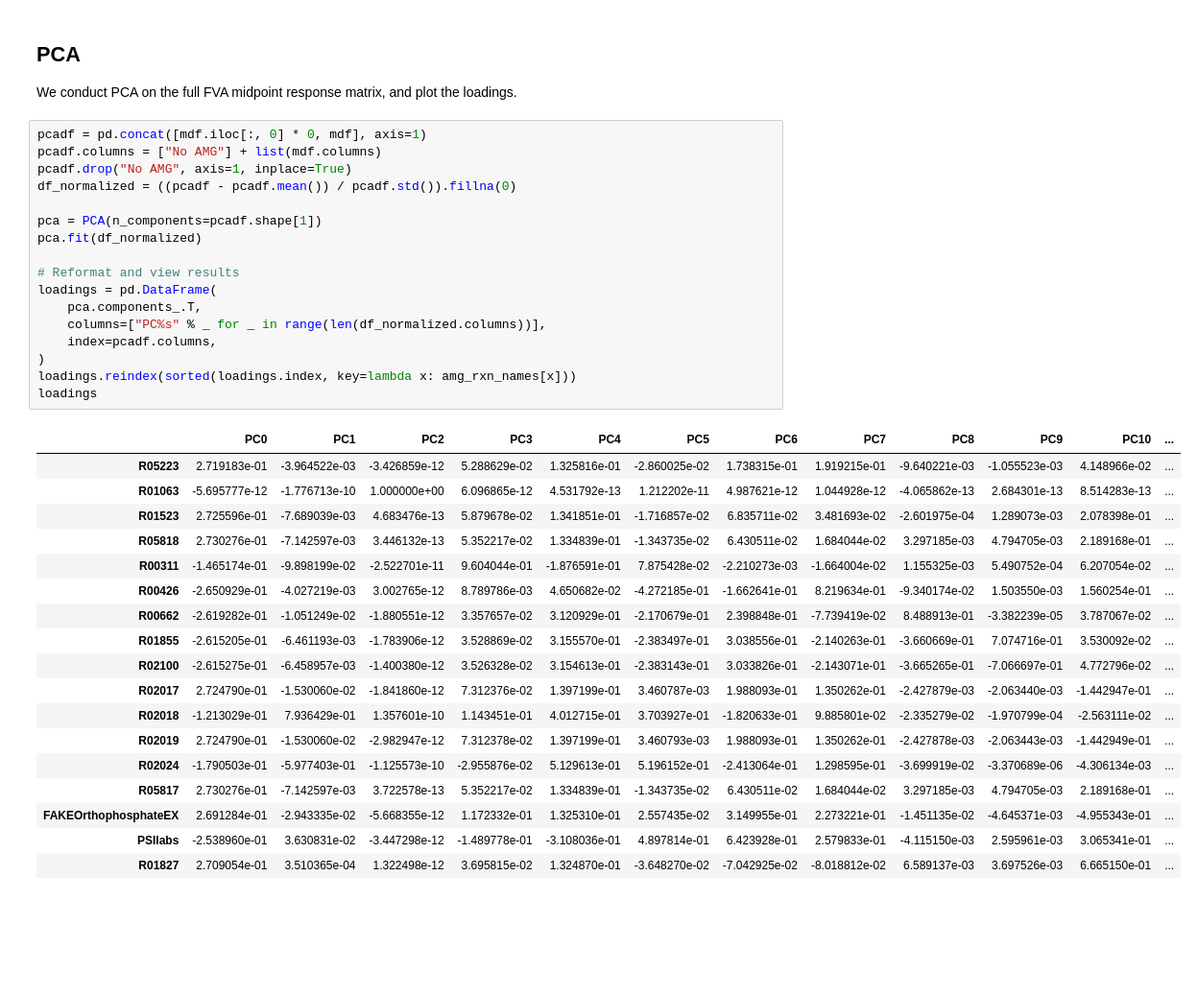
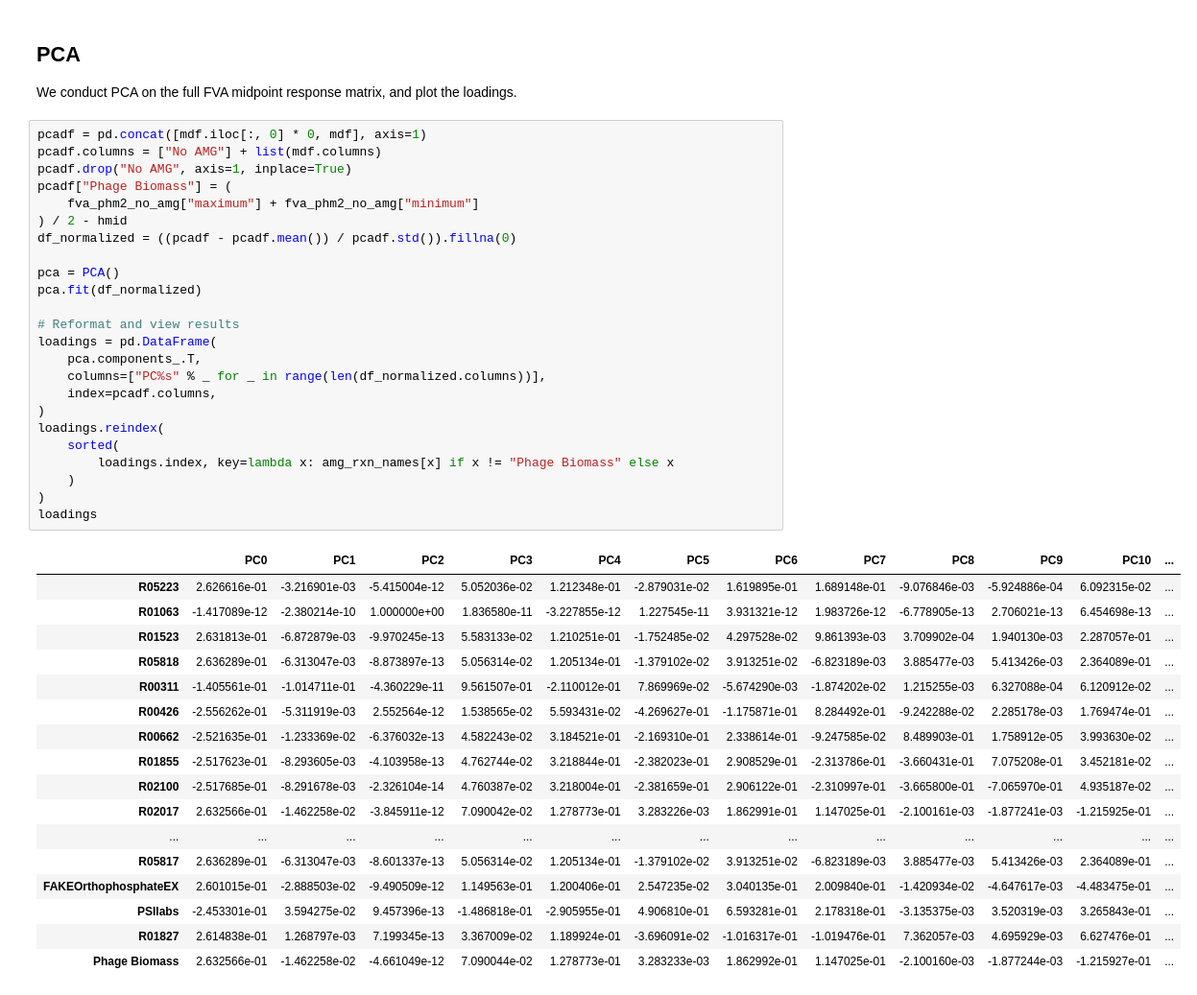
Before and after one commit to NWBRaVE/p-hm2-amgs-in-med4, a Jupyter notebook: phage_biomass_impact.ipynb, the cells around one changed output. Shown at 96% size. Drawn from its saved outputs; the diff is of its cells as text; blank space fills up the shorter version.

```diff
--- a/phage_biomass_impact.ipynb
+++ b/phage_biomass_impact.ipynb
@@ -340,39 +340,45 @@ We conduct PCA on the full FVA midpoint response matrix, and plot the loadings.
 # %%
 pcadf = pd.concat([mdf.iloc[:, 0] * 0, mdf], axis=1)
 pcadf.columns = ["No AMG"] + list(mdf.columns)
 pcadf.drop("No AMG", axis=1, inplace=True)
+pcadf["Phage Biomass"] = (
+    fva_phm2_no_amg["maximum"] + fva_phm2_no_amg["minimum"]
+) / 2 - hmid
 df_normalized = ((pcadf - pcadf.mean()) / pcadf.std()).fillna(0)
 
-pca = PCA(n_components=pcadf.shape[1])
+pca = PCA()
 pca.fit(df_normalized)
 
 # Reformat and view results
 loadings = pd.DataFrame(
     pca.components_.T,
     columns=["PC%s" % _ for _ in range(len(df_normalized.columns))],
     index=pcadf.columns,
 )
-loadings.reindex(sorted(loadings.index, key=lambda x: amg_rxn_names[x]))
+loadings.reindex(
+    sorted(
+        loadings.index, key=lambda x: amg_rxn_names[x] if x != "Phage Biomass" else x
+    )
+)
 loadings
 # %% [output]
 |  | PC0 | PC1 | PC2 | PC3 | PC4 | PC5 | PC6 | PC7 | PC8 | PC9 | PC10 | ... |
-| R05223 | 2.719183e-01 | -3.964522e-03 | -3.426859e-12 | 5.288629e-02 | 1.325816e-01 | -2.860025e-02 | 1.738315e-01 | 1.919215e-01 | -9.640221e-03 | -1.055523e-03 | 4.148966e-02 | ... |
-| R01063 | -5.695777e-12 | -1.776713e-10 | 1.000000e+00 | 6.096865e-12 | 4.531792e-13 | 1.212202e-11 | 4.987621e-12 | 1.044928e-12 | -4.065862e-13 | 2.684301e-13 | 8.514283e-13 | ... |
-| R01523 | 2.725596e-01 | -7.689039e-03 | 4.683476e-13 | 5.879678e-02 | 1.341851e-01 | -1.716857e-02 | 6.835711e-02 | 3.481693e-02 | -2.601975e-04 | 1.289073e-03 | 2.078398e-01 | ... |
-| R05818 | 2.730276e-01 | -7.142597e-03 | 3.446132e-13 | 5.352217e-02 | 1.334839e-01 | -1.343735e-02 | 6.430511e-02 | 1.684044e-02 | 3.297185e-03 | 4.794705e-03 | 2.189168e-01 | ... |
-| R00311 | -1.465174e-01 | -9.898199e-02 | -2.522701e-11 | 9.604044e-01 | -1.876591e-01 | 7.875428e-02 | -2.210273e-03 | -1.664004e-02 | 1.155325e-03 | 5.490752e-04 | 6.207054e-02 | ... |
-| R00426 | -2.650929e-01 | -4.027219e-03 | 3.002765e-12 | 8.789786e-03 | 4.650682e-02 | -4.272185e-01 | -1.662641e-01 | 8.219634e-01 | -9.340174e-02 | 1.503550e-03 | 1.560254e-01 | ... |
-| R00662 | -2.619282e-01 | -1.051249e-02 | -1.880551e-12 | 3.357657e-02 | 3.120929e-01 | -2.170679e-01 | 2.398848e-01 | -7.739419e-02 | 8.488913e-01 | -3.382239e-05 | 3.787067e-02 | ... |
-| R01855 | -2.615205e-01 | -6.461193e-03 | -1.783906e-12 | 3.528869e-02 | 3.155570e-01 | -2.383497e-01 | 3.038556e-01 | -2.140263e-01 | -3.660669e-01 | 7.074716e-01 | 3.530092e-02 | ... |
-| R02100 | -2.615275e-01 | -6.458957e-03 | -1.400380e-12 | 3.526328e-02 | 3.154613e-01 | -2.383143e-01 | 3.033826e-01 | -2.143071e-01 | -3.665265e-01 | -7.066697e-01 | 4.772796e-02 | ... |
-| R02017 | 2.724790e-01 | -1.530060e-02 | -1.841860e-12 | 7.312376e-02 | 1.397199e-01 | 3.460787e-03 | 1.988093e-01 | 1.350262e-01 | -2.427879e-03 | -2.063440e-03 | -1.442947e-01 | ... |
-| R02018 | -1.213029e-01 | 7.936429e-01 | 1.357601e-10 | 1.143451e-01 | 4.012715e-01 | 3.703927e-01 | -1.820633e-01 | 9.885801e-02 | -2.335279e-02 | -1.970799e-04 | -2.563111e-02 | ... |
-| R02019 | 2.724790e-01 | -1.530060e-02 | -2.982947e-12 | 7.312378e-02 | 1.397199e-01 | 3.460793e-03 | 1.988093e-01 | 1.350262e-01 | -2.427878e-03 | -2.063443e-03 | -1.442949e-01 | ... |
-| R02024 | -1.790503e-01 | -5.977403e-01 | -1.125573e-10 | -2.955876e-02 | 5.129613e-01 | 5.196152e-01 | -2.413064e-01 | 1.298595e-01 | -3.699919e-02 | -3.370689e-06 | -4.306134e-03 | ... |
-| R05817 | 2.730276e-01 | -7.142597e-03 | 3.722578e-13 | 5.352217e-02 | 1.334839e-01 | -1.343735e-02 | 6.430511e-02 | 1.684044e-02 | 3.297185e-03 | 4.794705e-03 | 2.189168e-01 | ... |
-| FAKEOrthophosphateEX | 2.691284e-01 | -2.943335e-02 | -5.668355e-12 | 1.172332e-01 | 1.325310e-01 | 2.557435e-02 | 3.149955e-01 | 2.273221e-01 | -1.451135e-02 | -4.645371e-03 | -4.955343e-01 | ... |
-| PSIIabs | -2.538960e-01 | 3.630831e-02 | -3.447298e-12 | -1.489778e-01 | -3.108036e-01 | 4.897814e-01 | 6.423928e-01 | 2.579833e-01 | -4.115150e-03 | 2.595961e-03 | 3.065341e-01 | ... |
-| R01827 | 2.709054e-01 | 3.510365e-04 | 1.322498e-12 | 3.695815e-02 | 1.324870e-01 | -3.648270e-02 | -7.042925e-02 | -8.018812e-02 | 6.589137e-03 | 3.697526e-03 | 6.665150e-01 | ... |
+| R05223 | 2.626616e-01 | -3.216901e-03 | -5.415004e-12 | 5.052036e-02 | 1.212348e-01 | -2.879031e-02 | 1.619895e-01 | 1.689148e-01 | -9.076846e-03 | -5.924886e-04 | 6.092315e-02 | ... |
+| R01063 | -1.417089e-12 | -2.380214e-10 | 1.000000e+00 | 1.836580e-11 | -3.227855e-12 | 1.227545e-11 | 3.931321e-12 | 1.983726e-12 | -6.778905e-13 | 2.706021e-13 | 6.454698e-13 | ... |
+| R01523 | 2.631813e-01 | -6.872879e-03 | -9.970245e-13 | 5.583133e-02 | 1.210251e-01 | -1.752485e-02 | 4.297528e-02 | 9.861393e-03 | 3.709902e-04 | 1.940130e-03 | 2.287057e-01 | ... |
+| R05818 | 2.636289e-01 | -6.313047e-03 | -8.873897e-13 | 5.056314e-02 | 1.205134e-01 | -1.379102e-02 | 3.913251e-02 | -6.823189e-03 | 3.885477e-03 | 5.413426e-03 | 2.364089e-01 | ... |
+| R00311 | -1.405561e-01 | -1.014711e-01 | -4.360229e-11 | 9.561507e-01 | -2.110012e-01 | 7.869969e-02 | -5.674290e-03 | -1.874202e-02 | 1.215255e-03 | 6.327088e-04 | 6.120912e-02 | ... |
+| R00426 | -2.556262e-01 | -5.311919e-03 | 2.552564e-12 | 1.538565e-02 | 5.593431e-02 | -4.269627e-01 | -1.175871e-01 | 8.284492e-01 | -9.242288e-02 | 2.285178e-03 | 1.769474e-01 | ... |
+| R00662 | -2.521635e-01 | -1.233369e-02 | -6.376032e-13 | 4.582243e-02 | 3.184521e-01 | -2.169310e-01 | 2.338614e-01 | -9.247585e-02 | 8.489903e-01 | 1.758912e-05 | 3.993630e-02 | ... |
+| R01855 | -2.517623e-01 | -8.293605e-03 | -4.103958e-13 | 4.762744e-02 | 3.218844e-01 | -2.382023e-01 | 2.908529e-01 | -2.313786e-01 | -3.660431e-01 | 7.075208e-01 | 3.452181e-02 | ... |
+| R02100 | -2.517685e-01 | -8.291678e-03 | -2.326104e-14 | 4.760387e-02 | 3.218004e-01 | -2.381659e-01 | 2.906122e-01 | -2.310997e-01 | -3.665800e-01 | -7.065970e-01 | 4.935187e-02 | ... |
+| R02017 | 2.632566e-01 | -1.462258e-02 | -3.845911e-12 | 7.090042e-02 | 1.278773e-01 | 3.283226e-03 | 1.862991e-01 | 1.147025e-01 | -2.100161e-03 | -1.877241e-03 | -1.215925e-01 | ... |
+| ... | ... | ... | ... | ... | ... | ... | ... | ... | ... | ... | ... | ... |
+| R05817 | 2.636289e-01 | -6.313047e-03 | -8.601337e-13 | 5.056314e-02 | 1.205134e-01 | -1.379102e-02 | 3.913251e-02 | -6.823189e-03 | 3.885477e-03 | 5.413426e-03 | 2.364089e-01 | ... |
+| FAKEOrthophosphateEX | 2.601015e-01 | -2.888503e-02 | -9.490509e-12 | 1.149563e-01 | 1.200406e-01 | 2.547235e-02 | 3.040135e-01 | 2.009840e-01 | -1.420934e-02 | -4.647617e-03 | -4.483475e-01 | ... |
+| PSIIabs | -2.453301e-01 | 3.594275e-02 | 9.457396e-13 | -1.486818e-01 | -2.905955e-01 | 4.906810e-01 | 6.593281e-01 | 2.178318e-01 | -3.135375e-03 | 3.520319e-03 | 3.265843e-01 | ... |
+| R01827 | 2.614838e-01 | 1.268797e-03 | 7.199345e-13 | 3.367009e-02 | 1.189924e-01 | -3.696091e-02 | -1.016317e-01 | -1.019476e-01 | 7.362057e-03 | 4.695929e-03 | 6.627476e-01 | ... |
+| Phage Biomass | 2.632566e-01 | -1.462258e-02 | -4.661049e-12 | 7.090044e-02 | 1.278773e-01 | 3.283233e-03 | 1.862992e-01 | 1.147025e-01 | -2.100160e-03 | -1.877244e-03 | -1.215927e-01 | ... |
 # %%
 fig, ax = plt.subplots(1, 1, figsize=(16, 2))
 for i, (amg, row) in enumerate(loadings.iterrows()):
```
Also changed, not shown: parts of 6 cells of this notebook, 1 other file.
